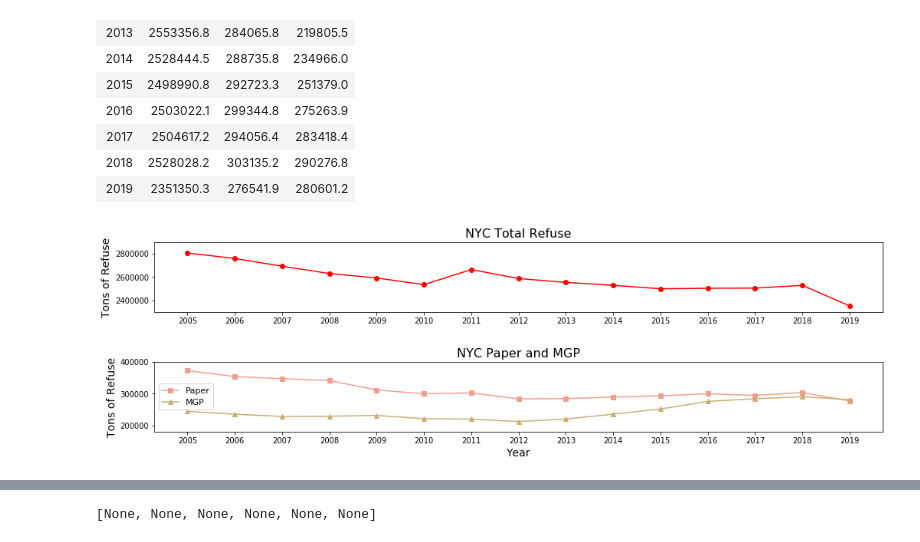
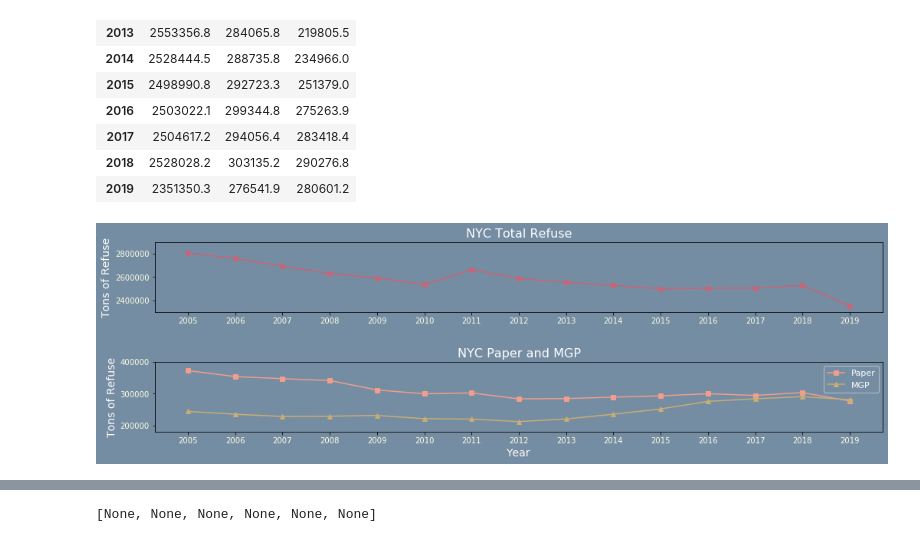
Before and after one commit to tedi529/New-York-Waste, a Jupyter notebook: Analysis_Notebooks/Recycling Analysis.ipynb, the cells around one changed output, grey strips where cells are left out. Drawn from its saved outputs; the diff is of its cells as text; code cells hidden in the pictures.

```diff
--- a/Analysis_Notebooks/Recycling Analysis.ipynb
+++ b/Analysis_Notebooks/Recycling Analysis.ipynb
@@ -74,36 +74,42 @@ recycling_totals_df
 # %%
 # Plot total refuse, paper and MPG over time
 fig, ax = plt.subplots(2,1, figsize=(15,5))
 year = recycling_totals_df.index
 
 # Plot total refuse
 total_refuse = recycling_totals_df["Refuse"]
-ax[0].plot(year, total_refuse, marker="o", color="red", linestyle="solid")
-ax[0].set_title("NYC Total Refuse", fontsize="16")
+ax[0].plot(year, total_refuse, marker="o", color="xkcd:rose", linestyle="solid")
+ax[0].set_title("NYC Total Refuse", fontsize="16",color='xkcd:white')
 ax[0].set_xticks(year)
-ax[0].set_ylabel("Tons of Refuse", fontsize="14")
+ax[0].set_ylabel("Tons of Refuse", fontsize="14",color='xkcd:white')
 ax[0].set_ylim(2300000,2900000)
 
 # Plot Paper and MPG
 paper = recycling_totals_df["Paper"]
 ax[1].plot(year, paper, marker="s", color="xkcd:blush", linestyle="solid", label="Paper")
 
 MGP = recycling_totals_df["MGP"]
 ax[1].plot(year, MGP, marker="^", color="xkcd:sandstone", linestyle="solid", label="MGP")
-ax[1].set_title("NYC Paper and MGP", fontsize="16")
+ax[1].set_title("NYC Paper and MGP", fontsize="16",color='xkcd:white')
 ax[1].set_xticks(year)
-ax[1].set_ylabel("Tons of Refuse", fontsize="14")
+ax[1].set_ylabel("Tons of Refuse", fontsize="14",color='xkcd:white')
 ax[1].set_ylim(180000,400000)
 
 # Annotate plot
-plt.legend(loc="center left", prop={"size":11})
-plt.xlabel("Year", fontsize="14")
+legend = plt.legend(loc="best", prop={"size":11},facecolor="xkcd:blue/grey")
+plt.setp(legend.get_texts(),color="xkcd:white")
+plt.xlabel("Year", fontsize="14",color='xkcd:white')
 fig.tight_layout(pad=3)
+ax[0].set_facecolor('xkcd:blue/grey')
+ax[1].set_facecolor('xkcd:blue/grey')
+ax[0].tick_params(labelcolor='xkcd:off white')
+ax[1].tick_params(labelcolor='xkcd:off white')
+fig.patch.set_facecolor('xkcd:blue/grey')
 
 # Save plot
-fig.savefig(os.path.join("..","Analysis_Images","NYC Total Refuse, Paper and MGP.png"))
+fig.savefig(os.path.join("..","Analysis_Images","NYC Total Refuse, Paper and MGP.png"),facecolor=fig.get_facecolor())
 # %% [output]
-[figure, old version]
+[figure, new version]
 # %%
 # Build dataframe for percentage totals
 recycling_totals_df["Total"] = recycling_totals_df["Refuse"] + recycling_totals_df["Paper"] + recycling_totals_df["MGP"]
```
Also changed, not shown: parts of 1 cell of this notebook, 11 other files.
